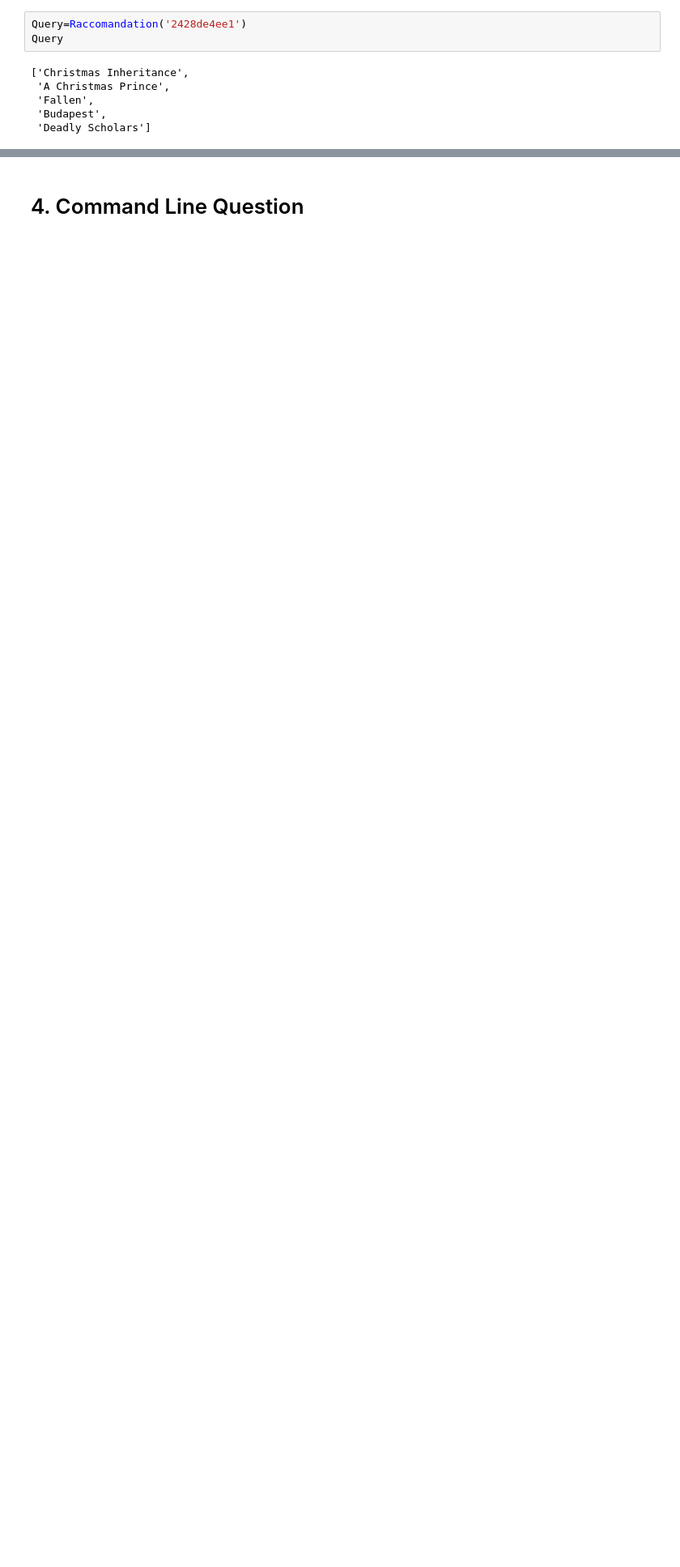
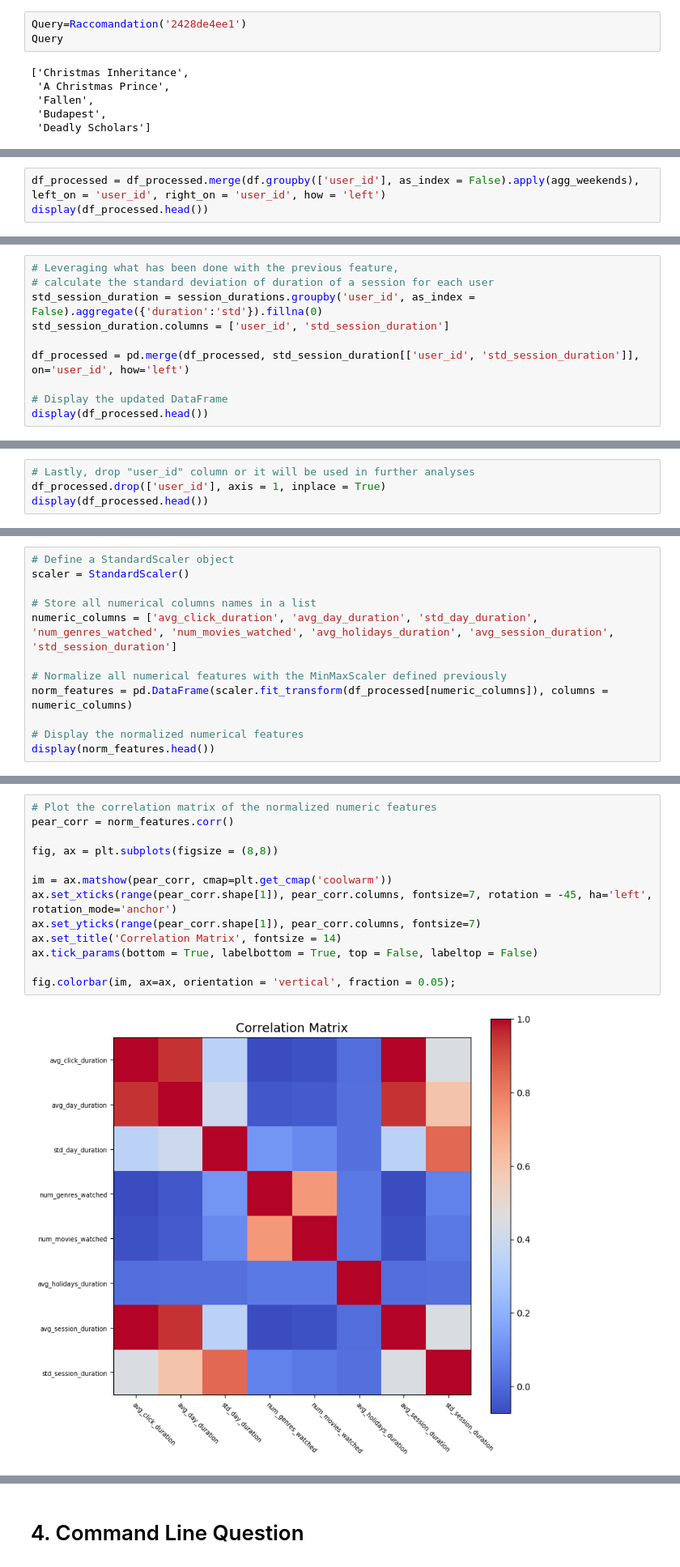
Before and after one commit to Antomei23/ADM-HW4, a Jupyter notebook: main.ipynb, the cells around one changed output, grey strips where cells are left out. Shown: that part at 81% size. Drawn from its saved outputs; the diff is of its cells as text; blank space fills up the shorter version.

Commit message:
Final commit
notebooks merged

```diff
--- a/main.ipynb
+++ b/main.ipynb
@@ -252,0 +600,3 @@ Query
+# %%
+df_processed = df_processed.merge(df.groupby(['user_id'], as_index = False).apply(agg_weekends), left_on = 'user_id', right_on = 'user_id', how = 'left')
+display(df_processed.head())
@@ -252,0 +642,10 @@ Query
+# %%
+# Leveraging what has been done with the previous feature,
+# calculate the standard deviation of duration of a session for each user
+std_session_duration = session_durations.groupby('user_id', as_index = False).aggregate({'duration':'std'}).fillna(0)
+std_session_duration.columns = ['user_id', 'std_session_duration']
+
+df_processed = pd.merge(df_processed, std_session_duration[['user_id', 'std_session_duration']], on='user_id', how='left')
+
+# Display the updated DataFrame
+display(df_processed.head())
@@ -252,0 +688,4 @@ Query
+# %%
+# Lastly, drop "user_id" column or it will be used in further analyses
+df_processed.drop(['user_id'], axis = 1, inplace = True)
+display(df_processed.head())
@@ -252,0 +708,12 @@ Query
+# %%
+# Define a StandardScaler object
+scaler = StandardScaler()
+
+# Store all numerical columns names in a list
+numeric_columns = ['avg_click_duration', 'avg_day_duration', 'std_day_duration', 'num_genres_watched', 'num_movies_watched', 'avg_holidays_duration', 'avg_session_duration', 'std_session_duration']
+
+# Normalize all numerical features with the MinMaxScaler defined previously
+norm_features = pd.DataFrame(scaler.fit_transform(df_processed[numeric_columns]), columns = numeric_columns)
+
+# Display the normalized numerical features
+display(norm_features.head())
@@ -252,0 +758,15 @@ Query
+# %%
+# Plot the correlation matrix of the normalized numeric features
+pear_corr = norm_features.corr()
+
+fig, ax = plt.subplots(figsize = (8,8))
+
+im = ax.matshow(pear_corr, cmap=plt.get_cmap('coolwarm'))
+ax.set_xticks(range(pear_corr.shape[1]), pear_corr.columns, fontsize=7, rotation = -45, ha='left', rotation_mode='anchor')
+ax.set_yticks(range(pear_corr.shape[1]), pear_corr.columns, fontsize=7)
+ax.set_title('Correlation Matrix', fontsize = 14)
+ax.tick_params(bottom = True, labelbottom = True, top = False, labeltop = False)
+
+fig.colorbar(im, ax=ax, orientation = 'vertical', fraction = 0.05);
+# %% [output]
+[figure, added]
```
Also changed, not shown: parts of 89 cells of this notebook.
